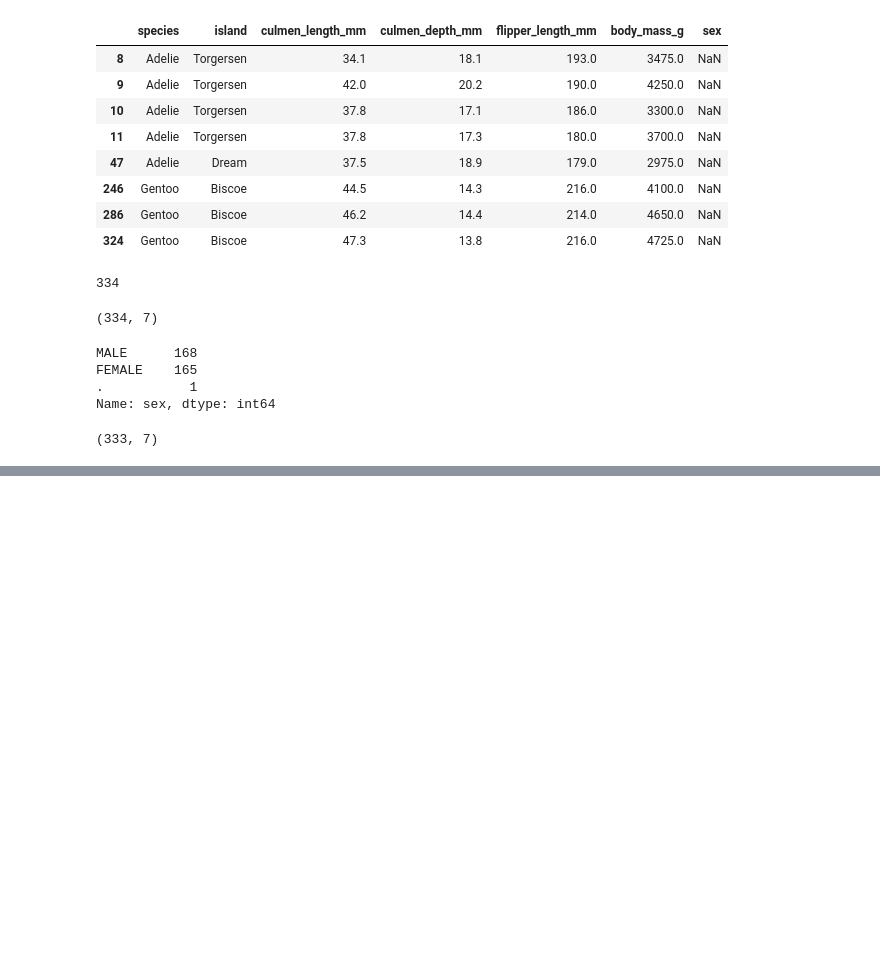
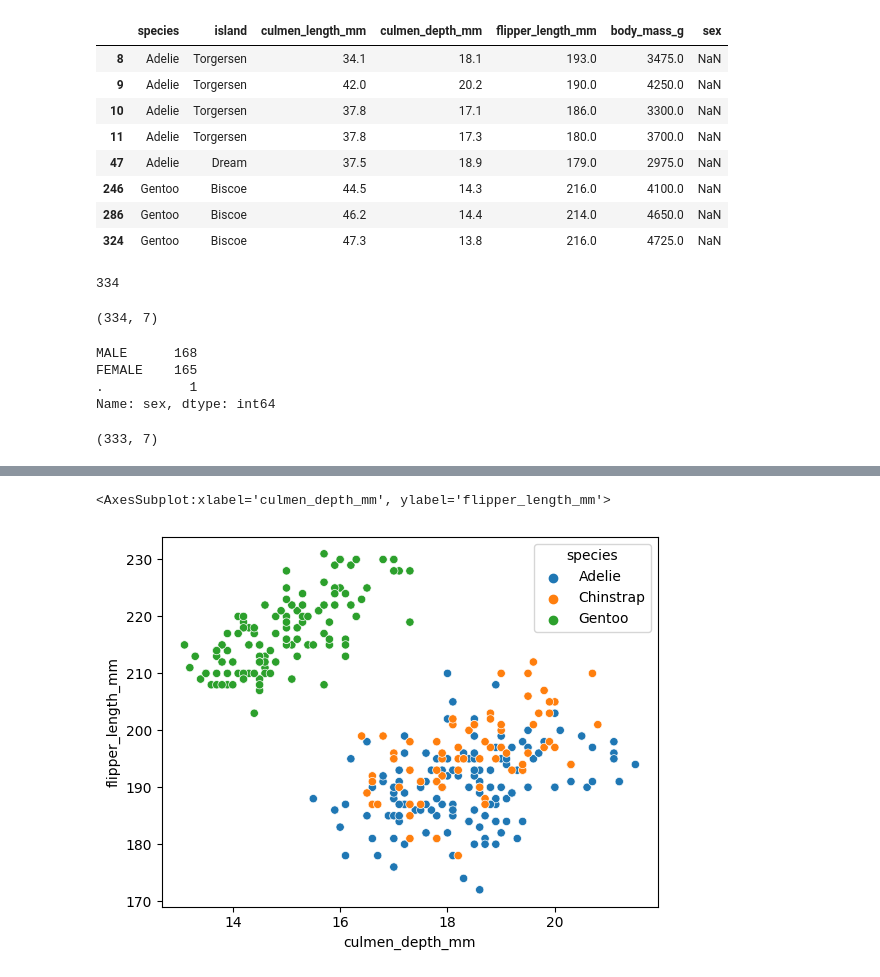
Before and after one commit to emonteiro27/data-palmer-penguin, a Jupyter notebook: palmer-archipelago.ipynb, the cells around one changed output, grey strips where cells are left out. Drawn from its saved outputs; the diff is of its cells as text; code cells hidden in the pictures; blank space fills up the shorter version.

Commit message:
Got scatterplots with colors per category of species

```diff
--- a/palmer-archipelago.ipynb
+++ b/palmer-archipelago.ipynb
@@ -200,0 +201,5 @@ sns.pairplot(df, hue='species')
+# %%
+sns.scatterplot(data=df, x='culmen_depth_mm', y='flipper_length_mm', hue='species')
+# %% [output]
+<AxesSubplot:xlabel='culmen_depth_mm', ylabel='flipper_length_mm'>
+[figure, added]
```
Also changed, not shown: parts of 11 cells of this notebook.
